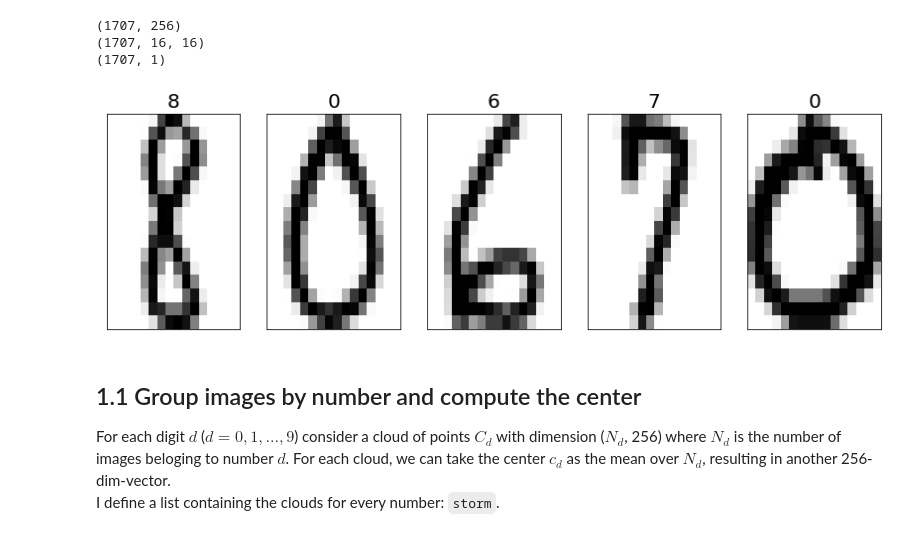
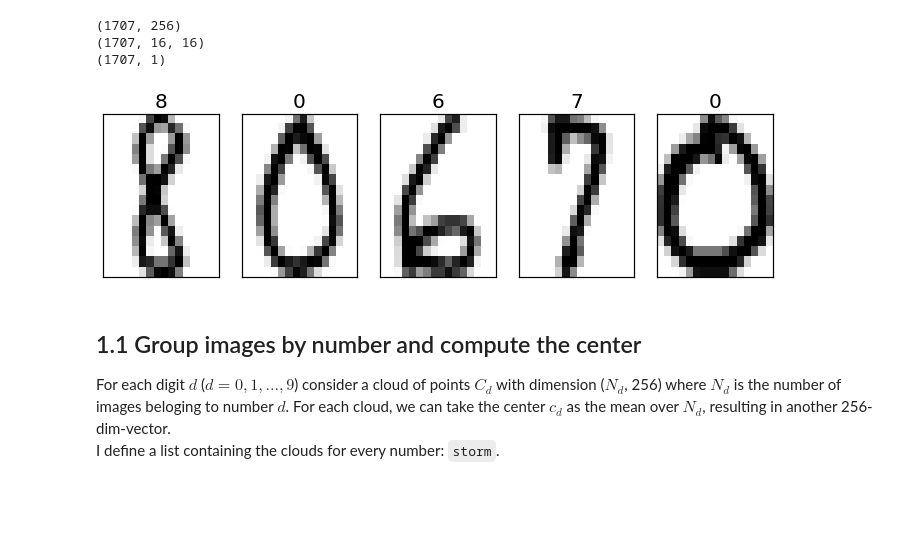
Before and after one commit to DGonzalezPicos/IDL, a Jupyter notebook: assingment1/notebook_task1.ipynb, the cells around one changed output. Cells and saved outputs as stored; diff of their text form; code cells hidden in the pictures; blank space fills up the shorter version.

Commit message:
Plots for Task1

```diff
--- a/assingment1/notebook_task1.ipynb
+++ b/assingment1/notebook_task1.ipynb
@@ -11,8 +11,9 @@ import numpy as np
 import pandas as pd
 import random
 import seaborn as sns
-plt.rcParams['image.origin'] = 'lower'
-plt.rcParams['image.aspect'] = 'auto'
+plt.style.use('mystyle')
+# plt.rcParams['image.origin'] = 'lower'
+# plt.rcParams['image.aspect'] = 'auto'
 # %% [markdown]
 ### Read training data:
 * `train_in` = images of numbers with shape (1706, 256) pixel.
@@ -35,19 +36,20 @@ print(train_out.shape)
 (1707, 16, 16)
 (1707, 1)
 # %%
-fig, ax = plt.subplots(1,5,figsize=(14,4))
+fig, ax = plt.subplots(1,5,figsize=(12,3))
 
 random.seed(1234)
 for i in range(len(ax)):
     index=random.randint(0,train_in_im.shape[0]-1)
     ax[i].imshow(-train_in_im[index],cmap='gray')
     ax[i].set_title(train_out[index,0], fontsize=20)
     ax[i].invert_yaxis()
     ax[i].get_xaxis().set_visible(False)
     ax[i].get_yaxis().set_visible(False)
 plt.show()
+fig.savefig('figures/mnist_digits.pdf', dpi=200, bbox_inches='tight')
 # %% [output]
-[figure, old version]
+[figure, new version]
 # %% [markdown]
 ## 1.1 Group images by number and compute the center
 For each digit $d$ ($d = 0,1,...,9$) consider a cloud of points $C_d$ with dimension ($N_d$, 256) where $N_d$ is the number of images beloging to number $d$. For each cloud, we can take the center $c_d$ as the mean over $N_d$, resulting in another 256-dim-vector.
```
Also changed, not shown: parts of 8 cells of this notebook, 1 other file.
